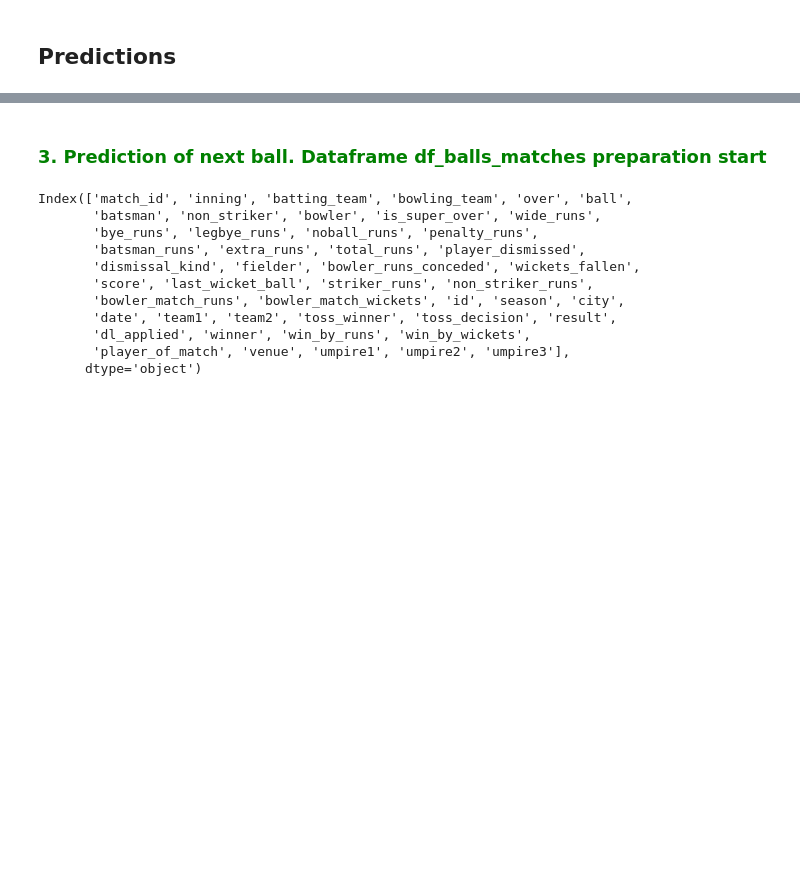
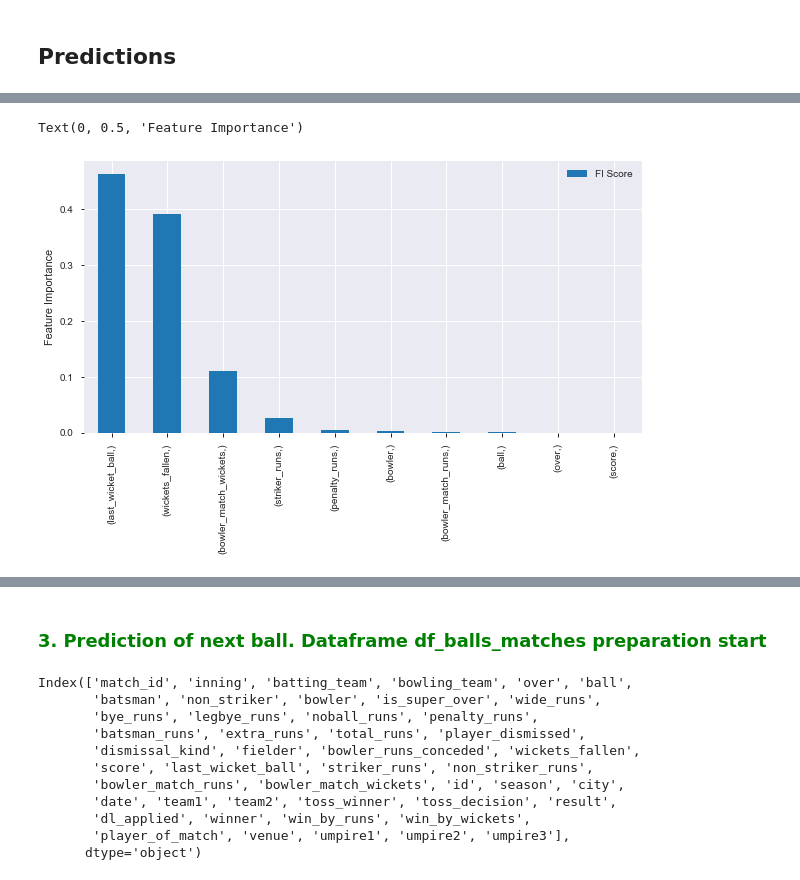
Before and after one commit to vinaybhardwaj1/iplanalysis, a Jupyter notebook: IPL Analysis.ipynb, the cells around one changed output, grey strips where cells are left out. Cells and saved outputs as stored; diff of their text form; code cells hidden in the pictures; blank space fills up the shorter version.

Commit message:
Added score prediction

```diff
--- a/IPL Analysis.ipynb
+++ b/IPL Analysis.ipynb
@@ -338,0 +355,12 @@ df_balls['fielder'][df_balls['fielder'].isna()] = 'NA'
+# %%
+bat_first_data = df_balls[df_balls['inning'] == 1]
+bat_scnd_data = df_balls[df_balls['inning'] == 1]
+df_total_score = bat_first_data.groupby(
+    ['match_id','batting_team', 'bowling_team'],
+    as_index=False)['total_runs'].sum()
+df_total_score = df_total_score.merge(bat_first_data,on=['match_id','batting_team', 'bowling_team'])
+#[['bowler_match_runs','striker_runs','over','score','bowler_match_wickets','last_wicket_ball','wickets_fallen']].values
+# %%
+df_total_score.rename(columns ={'total_runs_x':'total_score'},inplace=True)
+df_total_score = df_total_score.drop(['player_dismissed','fielder','dismissal_kind'], axis=1)
+df_total_score.columns
@@ -338,0 +398,13 @@ df_balls['fielder'][df_balls['fielder'].isna()] = 'NA'
+# %%
+y = df_total_score['total_score'].values
+X = df_total_score.loc[:, df_total_score.columns != 'total_score'].values
+RF = RandomForestRegressor(n_estimators=100, max_depth=8, random_state=0)
+RF = RF.fit(X,y)
+FI_df = pd.DataFrame(RF.feature_importances_, index=[df_total_score.columns.difference(['total_score'])],columns =['FI Score'])
+FI_df.sort_values('FI Score', inplace=True, ascending = False)
+%matplotlib inline
+pl = FI_df.plot.bar(figsize=(10,5))
+pl.set_ylabel("Feature Importance")
+# %% [output]
+Text(0, 0.5, 'Feature Importance')
+[figure, added]
```
Also changed, not shown: parts of 68 cells of this notebook.
